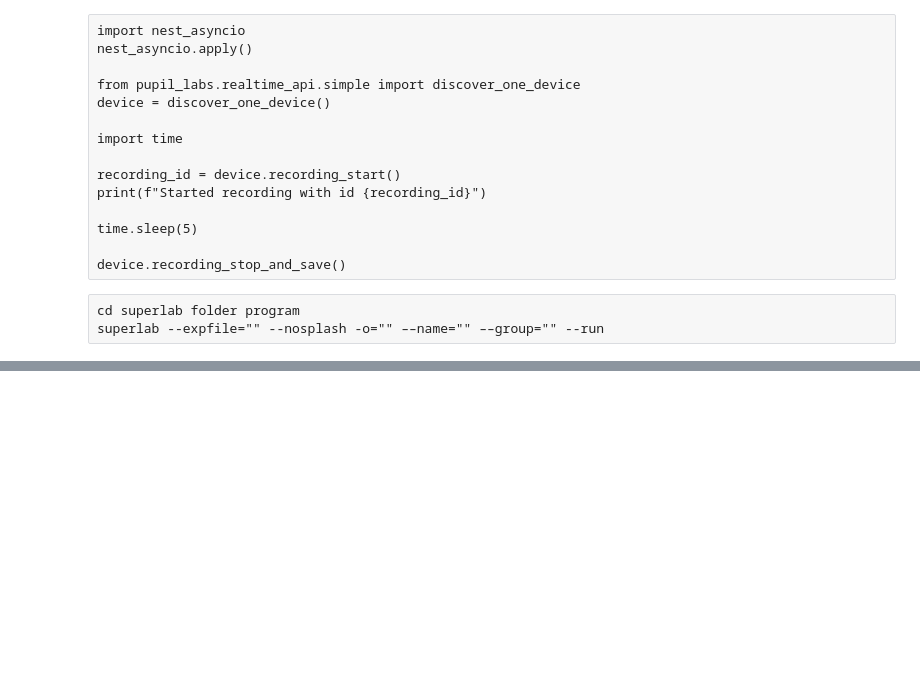
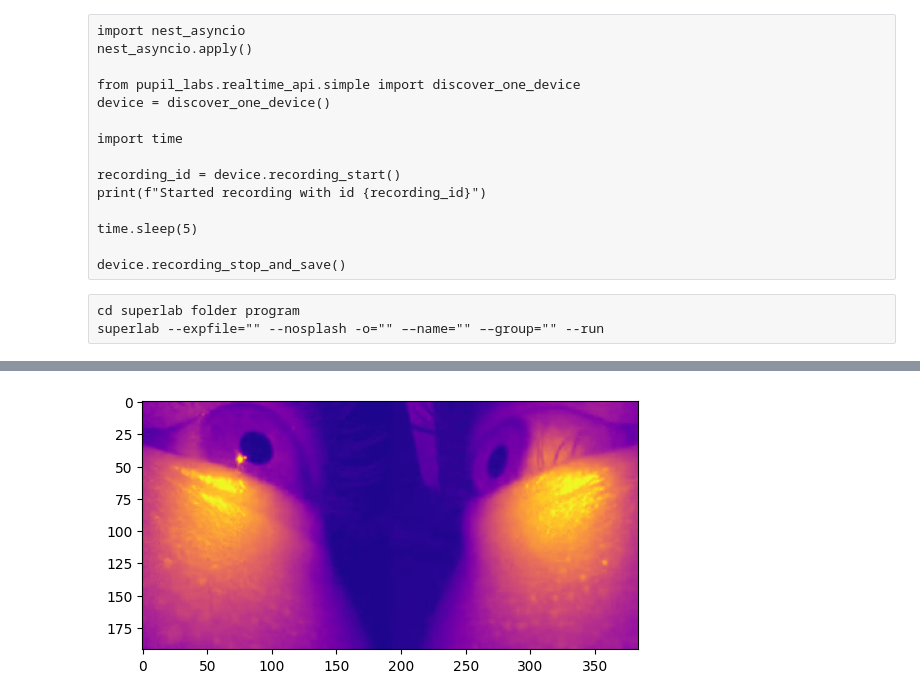
Before and after one commit to danielelozzi/eyetracking, a Jupyter notebook: cloud_points.ipynb, the cells around one changed output, grey strips where cells are left out. Saved outputs shown, nothing was run; the diff lists cells and outputs as text; code cells hidden in the pictures; blank space fills up the shorter version.

```diff
--- a/cloud_points.ipynb
+++ b/cloud_points.ipynb
@@ -132,0 +110,2 @@ plt.ylim(0,1)
+# %%
+frame_r = frames_r[np.random.randint(0,len(frames_r))]
@@ -132,0 +117,3 @@ plt.ylim(0,1)
+# %%
+frame_r = skimage.transform.rescale(frame_r, 0.5, anti_aliasing=False)
+print(frame_r.shape)
@@ -132,0 +196,92 @@ plt.ylim(0,1)
+# %%
+frame_x = frames[np.random.randint(0, len(frames))]
+plt.imshow(frame_x, cmap='plasma')
+
+def multi_pupil_detection(frame):
+    # provare con immagini a 4 bit
+    # escludere la  o fondere le due immagini
+    # gaussian blur + apertura chiusura per rumore
+    # scalare valori px in base a dimensione immagine
+    # rescaling luminosità + multiostu classes sulla base della luminosità
+    t1 = time.time_ns()
+    lenght = int(frame.shape[1]/2)
+    #frame = frame[:,:,0]
+    threshold = skimage.filters.threshold_multiotsu(frame, classes=5)
+    frame_r = frame[:,lenght:]
+    try:
+        #threshold = skimage.filters.threshold_multiotsu(frame_r, classes=5)
+        image_mask = frame_r < threshold[0]
+        image_mask = image_mask * 1
+        #plt.imshow(image_mask, cmap='gray')
+        labels_r = skimage.measure.label(image_mask)
+        props = skimage.measure.regionprops_table(labels_r, properties=('centroid',
+                                                                      'orientation','axis_major_length','axis_minor_length', 'bbox', 'image', 'label',
+                                                                      'area_bbox', 'area', 'eccentricity'))
+
+        props = pd.DataFrame(props)
+        props = props.loc[
+            (props['axis_minor_length'] > 0) & (props['axis_major_length'] > 0) & (props['area'] > 50) & (props['area'] < 1000)].sort_values(
+            'eccentricity')
+        eccentricity_r = props['eccentricity'].iat[0]
+        xmin_r = props['bbox-0'].iat[0]
+        xmax_r = props['bbox-2'].iat[0]
+        ymin_r = props['bbox-1'].iat[0]
+        ymax_r = props['bbox-3'].iat[0]
+        pupil_r = frame_r[xmin_r:xmax_r, ymin_r:ymax_r]
+        canny_r = skimage.feature.canny(pupil_r)
+        diameter_r = props['axis_major_length'].iat[0]
+    except:
+        diameter_r = 0
+        eccentricity_r = 1
+
+    frame_l = frame[:,0:lenght]
+    try:
+        #threshold = skimage.filters.threshold_multiotsu(frame_l, classes=5)
+        image_mask = frame_l < threshold[0]
+        image_mask = image_mask * 1
+        #plt.imshow(image_mask, cmap='gray')
+        labels_l = skimage.measure.label(image_mask)
+        props = skimage.measure.regionprops_table(labels_l, properties=('centroid',
+                                                                      'orientation','axis_major_length','axis_minor_length', 'bbox', 'image', 'label',
+                                                                      'area_bbox', 'area', 'eccentricity'))
+
+        props = pd.DataFrame(props)
+        props = props.loc[
+            (props['axis_minor_length'] > 0) & (props['axis_major_length'] > 0) & (props['area'] > 50) & (props['area'] < 1000)].sort_values(
+            'eccentricity')
+        eccentricity_l = props['eccentricity'].iat[0]
+        xmin_l = props['bbox-0'].iat[0]
+        xmax_l = props['bbox-2'].iat[0]
+        ymin_l = props['bbox-1'].iat[0]
+        ymax_l = props['bbox-3'].iat[0]
+        pupil_l = frame_l[xmin_l:xmax_l, ymin_l:ymax_l]
+        canny_l = skimage.feature.canny(pupil_l)
+        diameter_l = props['axis_major_length'].iat[0]
+    except:
+        diameter_l = 0
+        eccentricity_l = 1
+
+    diameter = max(diameter_l,diameter_r)
+    #if (diameter_r>diameter_l) and (eccentricity_r<eccentricity_l):
+    if (eccentricity_r<eccentricity_l):
+        choose = 'right'
+        pupil = pupil_r
+    #elif (diameter_r<diameter_l) and (eccentricity_r>eccentricity_l):
+    elif (eccentricity_r>eccentricity_l):
+        choose = 'left'
+        pupil = pupil_l
+    elif diameter_r==diameter_l:
+        choose = 'equal'
+        #pupil = (pupil_r,pupil_r)
+    else:
+        choose = 'error'
+
+    t2 = time.time_ns()
+    duration = np.round((t2-t1)*10**(-9),decimals=3)
+    #plt.imshow(frame)
+    plt.imshow(pupil)
+
+    return diameter,duration,diameter_l,diameter_r,choose
+    #return pupil
+# %% [output]
+[figure, added]
```
Also changed, not shown: parts of 80 cells of this notebook, 3 other files.
